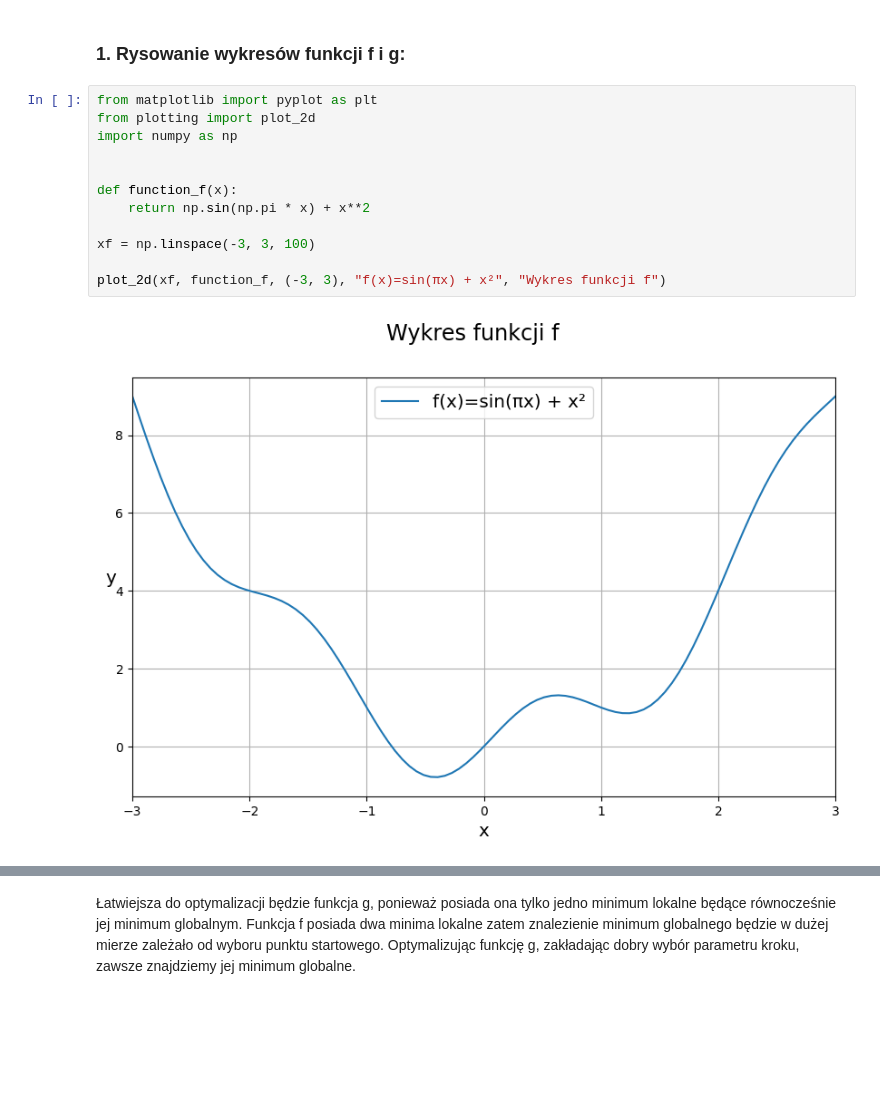
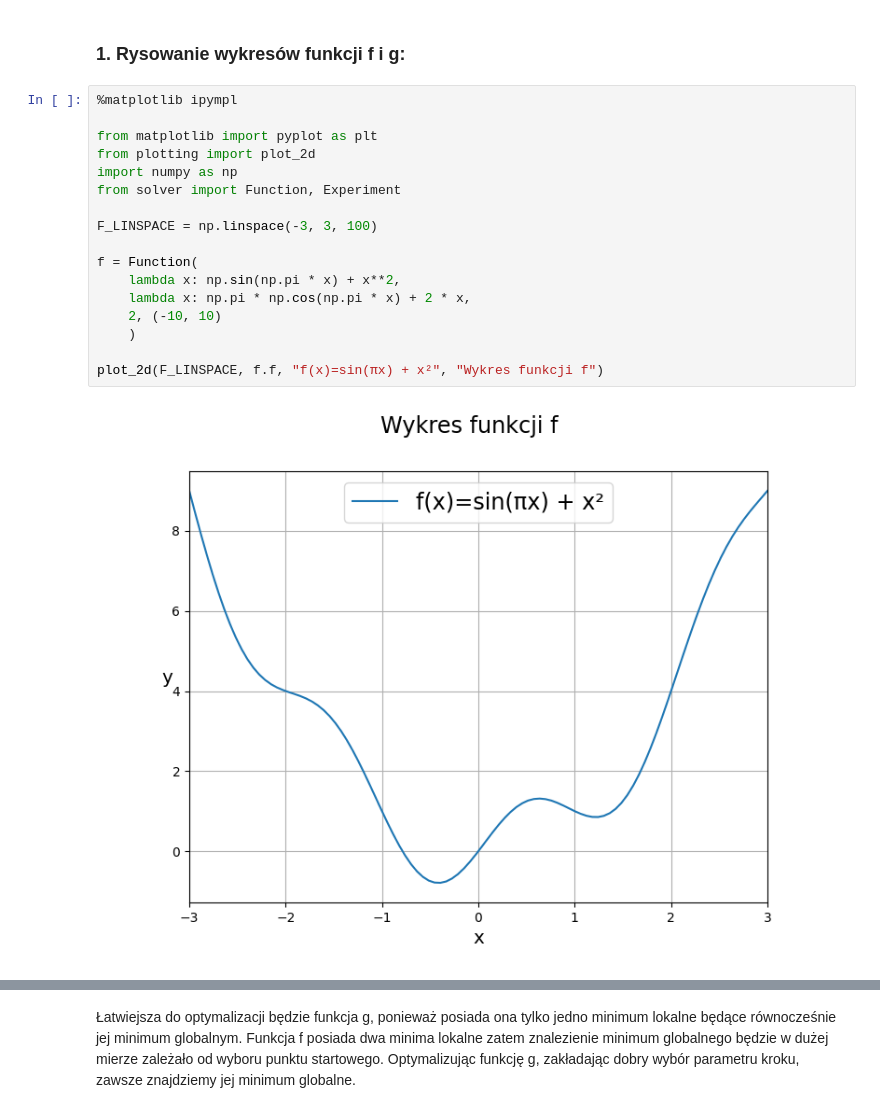
Before and after one commit to m-baj/wsi, a Jupyter notebook: lab1/raport.ipynb, the cells around one changed output, grey strips where cells are left out. Saved outputs shown, nothing was run; the diff lists cells and outputs as text; blank space fills up the shorter version.

```diff
--- a/lab1/raport.ipynb
+++ b/lab1/raport.ipynb
@@ -3,19 +3,24 @@
 # %% [markdown]
 ### 1. Rysowanie wykresów funkcji f i g:
 # %%
+%matplotlib ipympl
+
 from matplotlib import pyplot as plt
 from plotting import plot_2d
 import numpy as np
+from solver import Function, Experiment
 
+F_LINSPACE = np.linspace(-3, 3, 100)
 
-def function_f(x):
-    return np.sin(np.pi * x) + x**2
+f = Function(
+    lambda x: np.sin(np.pi * x) + x**2,
+    lambda x: np.pi * np.cos(np.pi * x) + 2 * x,
+    2, (-10, 10)
+    )
 
-xf = np.linspace(-3, 3, 100)
-
-plot_2d(xf, function_f, (-3, 3), "f(x)=sin(πx) + x²", "Wykres funkcji f")
+plot_2d(F_LINSPACE, f.f, "f(x)=sin(πx) + x²", "Wykres funkcji f")
 # %% [output]
-[figure, old version]
+[figure, new version]
 # %%
 from plotting import plot_3d
 
```
Also changed, not shown: parts of 6 cells of this notebook, 2 other files.
